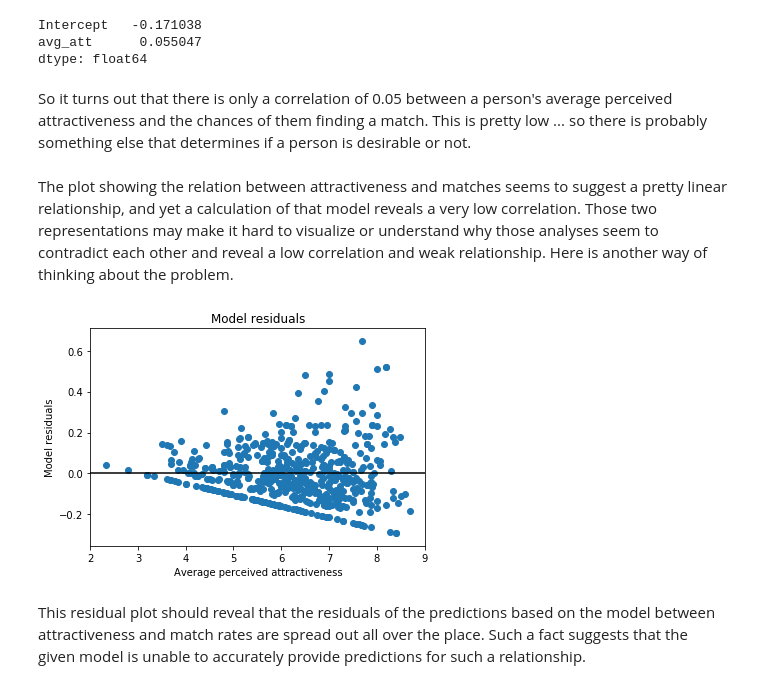
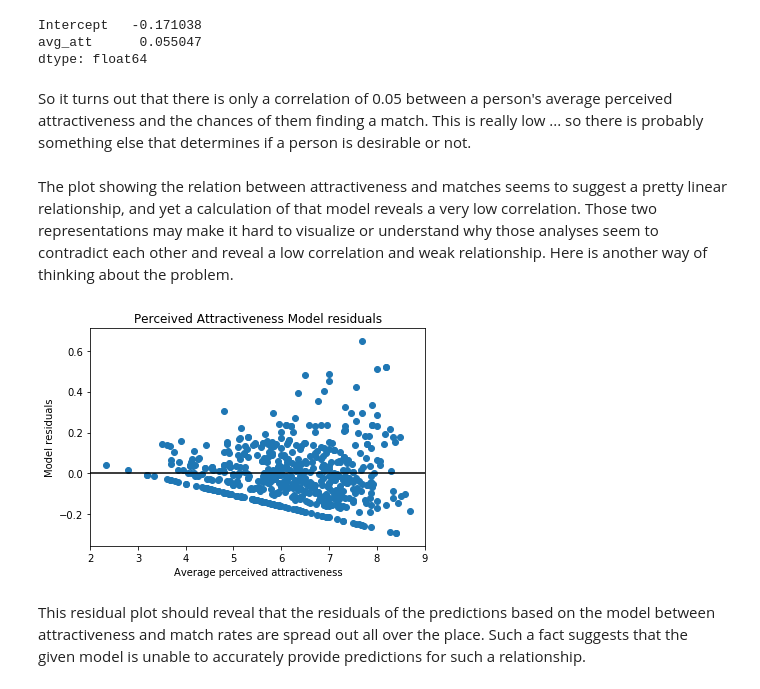
Before and after one commit to egao7/egao7.github.io, a Jupyter notebook: FinalTutorial/Li_Dennis_FinalTutorial.ipynb, the cells around one changed output. Drawn from its saved outputs; the diff is of its cells as text; code cells hidden in the pictures.

```diff
--- a/FinalTutorial/Li_Dennis_FinalTutorial.ipynb
+++ b/FinalTutorial/Li_Dennis_FinalTutorial.ipynb
@@ -197,36 +236,12 @@ In speed dating, two people are set up together by a third party for their "firs
 # %%
-# Isolate all the matches
-all_matches = data[data['match'] == 1]
-all_matches = all_matches.rename(index=str, columns={"attr3_1":"self_perc", "attr_o":"partner_perc"})
-
-# Find the average of the perceived attractiveness ratings from all the people each person was partnered with
-group_by_person = data.groupby('iid')
-avg_partner_perc = group_by_person.mean().reset_index()
-
-# Find how many total partners each person had and how many total matches they had as well
-group_by_person = data.groupby('iid')
-num_partners = group_by_person['pid'].count().reset_index()
-num_partners.columns = ['iid','num_partners']
-num_matches = group_by_person['match'].sum().reset_index()
-num_matches.columns = ['iid', 'num_matches']
-
-# Calculate the percentage of matches each person ended up getting
-match_percentages = []
-for index, row in num_partners.iterrows():
-    iid = row['iid']
-    num_partner = row['num_partners']
-    num_match_row = num_matches.loc[num_matches['iid']==iid]
-    num_match = num_match_row['num_matches']
-    match_percentages.append(float(num_match/num_partner))
-
-d = {'match_percentage':match_percentages}
-percentage_df = pd.DataFrame(data=d)
+# Find the average of all columns for simplified access later on
+avg_perc = group_by_person.mean().reset_index()
 
 # Plot the match rates
 plt.figure(plot_index)
 plot_index += 1
 
-x = avg_partner_perc['partner_perc']
+x = avg_perc['partner_perc']
 y = percentage_df['match_percentage']
 
 plt.scatter(x,y)
@@ -234,6 +249,6 @@ b, m = polyfit(x, y, 1)
 plt.plot(x, b + m * x, '-', color='black')
 plt.xlabel('Average perceived attractiveness')
 plt.ylabel('Percentage matches')
-plt.title('Attractiveness vs. Match rate')
+plt.title('Perceived Attractiveness vs. Match rate')
 plt.show()
 # %% [output]
@@ -253,32 +268,32 @@ Intercept   -0.171038
 avg_att      0.055047
 dtype: float64
 # %% [markdown]
-So it turns out that there is only a correlation of 0.05 between a person's average perceived attractiveness and the chances of them finding a match. This is pretty low ... so there is probably something else that determines if a person is desirable or not.
+So it turns out that there is only a correlation of 0.05 between a person's average perceived attractiveness and the chances of them finding a match. This is really low ... so there is probably something else that determines if a person is desirable or not.
 # %% [markdown]
 The plot showing the relation between attractiveness and matches seems to suggest a pretty linear relationship, and yet a calculation of that model reveals a very low correlation. Those two representations may make it hard to visualize or understand why those analyses seem to contradict each other and reveal a low correlation and weak relationship. Here is another way of thinking about the problem.
 # %%
 # Calculate the residuals of the model
 model_residuals = []
 predictions = model.predict()
 for index, row in att_vs_matches.iterrows():
     match_percentage = row['match_percentage']
     model_residuals.append(match_percentage - predictions[index])
 att_vs_matches['model_residuals'] = model_residuals
 
 # Create a scatter plot of the residuals
 plt.figure(plot_index)
 plot_index += 1
 
 x = att_vs_matches['avg_att']
 y = att_vs_matches['model_residuals']
 
 plt.scatter(x,y)
 plt.axhline(0, color='black')
 plt.xlabel('Average perceived attractiveness')
 plt.ylabel('Model residuals')
-plt.title('Model residuals')
+plt.title('Perceived Attractiveness Model residuals')
 plt.show()
 # %% [output]
-[figure, old version]
+[figure, new version]
 # %% [markdown]
 This residual plot should reveal that the residuals of the predictions based on the model between attractiveness and match rates are spread out all over the place. Such a fact suggests that the given model is unable to accurately provide predictions for such a relationship.
```
Also changed, not shown: parts of 52 cells of this notebook.
